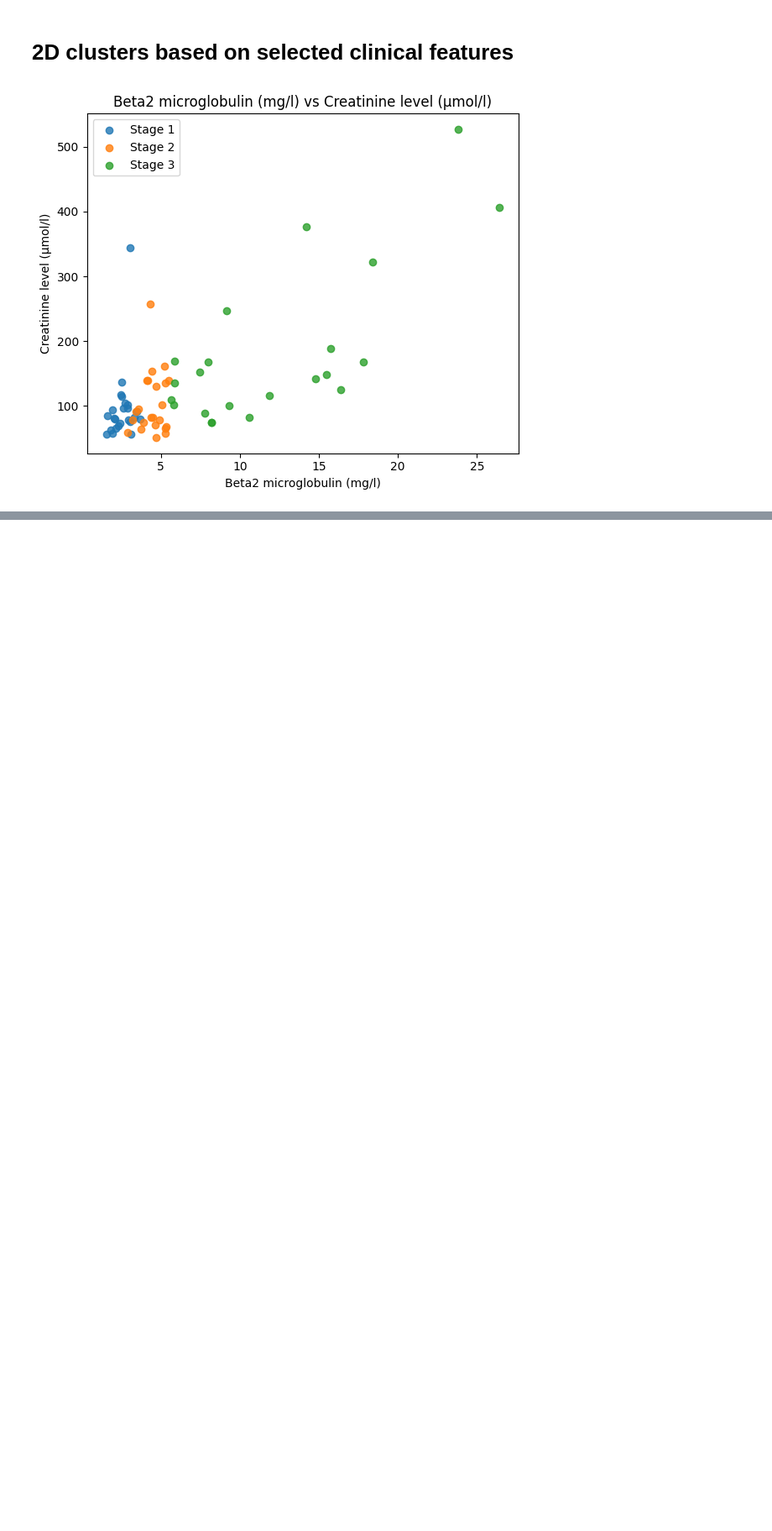
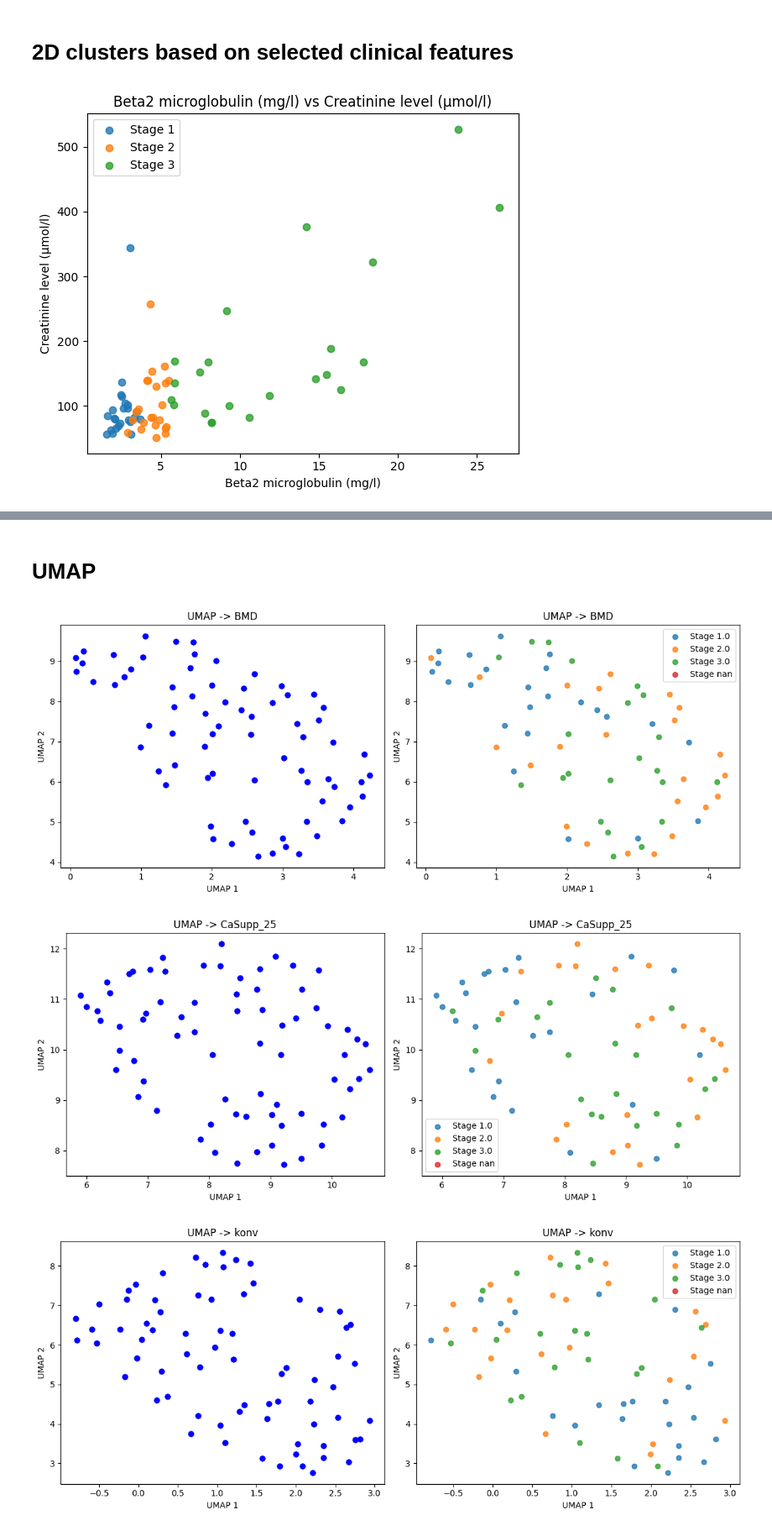
Before and after one commit to lukas1110/Analysis-of-multiple-myelomas-from-dual-CT, a Jupyter notebook: spine_level/clustering.ipynb, the cells around one changed output, grey strips where cells are left out. Shown at 84% size. Cells and saved outputs as stored; diff of their text form; code cells hidden in the pictures; blank space fills up the shorter version.

```diff
--- a/spine_level/clustering.ipynb
+++ b/spine_level/clustering.ipynb
@@ -134,0 +184,45 @@ plt.show()
+# %% [markdown]
+# UMAP
+# %%
+import umap.umap_ as umap
+
+merged = merged_lesions_csv(r"E:\DATA_Myelomy")
+
+clinical_df = df = pd.read_csv(r"E:\Clinical_data\Table_clinical_data.csv", encoding="cp1252")
+clinical_df['Stage'] = clinical_df['ISS classification'].replace({'Stage 1': 1, 'Stage 2': 2, 'Stage 3': 3})
+
+for df_name, df in merged.items():
+
+    df_patient = df.copy()
+    df_merged = df_patient.merge(clinical_df[['Patient ID', 'Stage']], left_on='patient', right_on='Patient ID', how='left')
+
+    df_features = df_merged.drop(columns=['patient', 'Stage', 'Patient ID'])
+    stage = df_merged['Stage']
+
+    df_scaled = StandardScaler().fit_transform(df_features)
+
+    reducer = umap.UMAP(n_neighbors=15, min_dist=0.1, n_components=2, random_state=42)
+    X_umap = reducer.fit_transform(df_scaled)
+
+    plt.figure(figsize=(12, 5))
+    for s in sorted(stage.unique()):
+        idx = stage == s
+        plt.subplot(122)
+        plt.scatter(X_umap[idx, 0], X_umap[idx, 1], label=f"Stage {s}", alpha=0.8)
+        plt.xlabel("UMAP 1")
+        plt.ylabel("UMAP 2")
+        plt.title(f"UMAP -> {df_name}")
+        plt.legend()
+
+        plt.subplot(121)
+        plt.scatter(X_umap[:, 0], X_umap[:, 1], color='blue', alpha=0.7)
+        plt.xlabel("UMAP 1")
+        plt.ylabel("UMAP 2")
+        plt.title(f"UMAP -> {df_name}")
+
+    plt.tight_layout()
+    plt.show()
+# %% [output]
+[figure, added]
+[figure, added]
+[figure, added]
```
Also changed, not shown: parts of 12 cells of this notebook, 1 other file.
